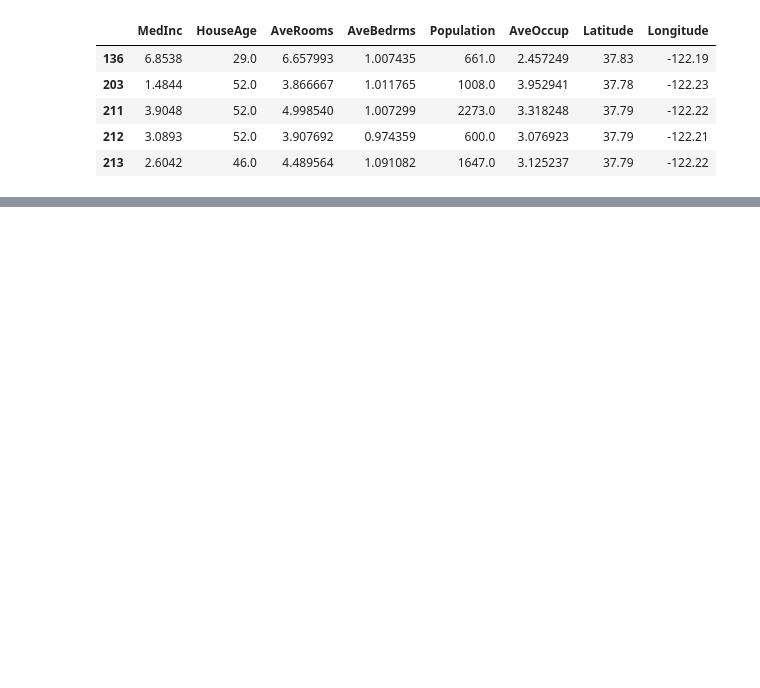
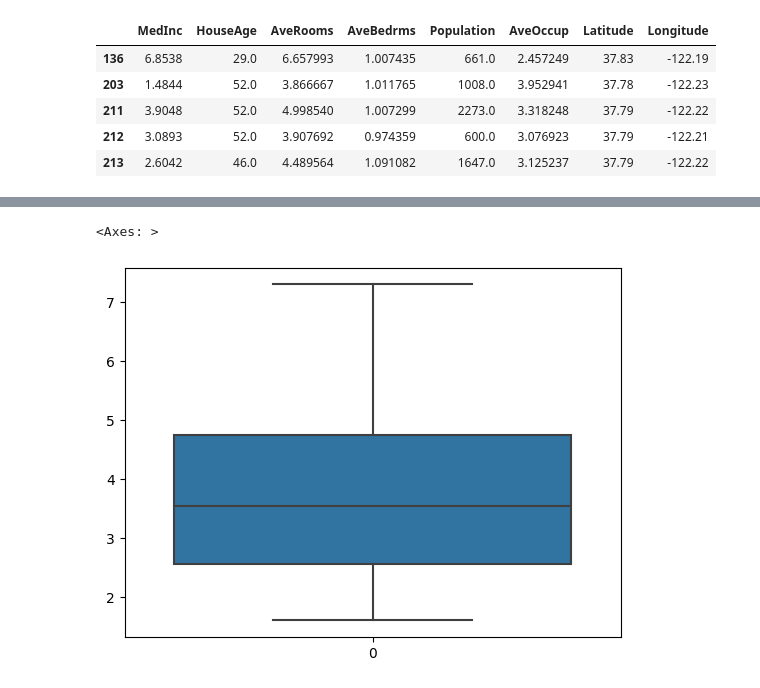
Before and after one commit to Chirag314/Feature-Engineering, a Jupyter notebook: Feature_Engineering_practise.ipynb, the cells around one changed output, grey strips where cells are left out. Cells and saved outputs as stored; diff of their text form; code cells hidden in the pictures; blank space fills up the shorter version.

```diff
--- a/Feature_Engineering_practise.ipynb
+++ b/Feature_Engineering_practise.ipynb
@@ -1354,0 +1365,4 @@ data_trimmed.head()
+# %%
+hosing=fetch_california_housing()
+data=pd.DataFrame(housing.data,columns=housing.feature_names)
+data.describe().T
@@ -1354,0 +1379,10 @@ data_trimmed.head()
+# %%
+def winsorize(df,variable,upper_limit,lower_limit):
+  return np.where(df[variable]>upper_limit,upper_limit,np.where(df[variable]<lower_limit,lower_limit,df[variable]))
+
+data['MedInc']=winsorize(data,'MedInc',data['MedInc'].quantile(0.95),data['MedInc'].quantile(0.05))
+# %%
+sns.boxplot(data['MedInc'])
+# %% [output]
+<Axes: >
+[figure, added]
```
Also changed, not shown: parts of 9 cells of this notebook.
